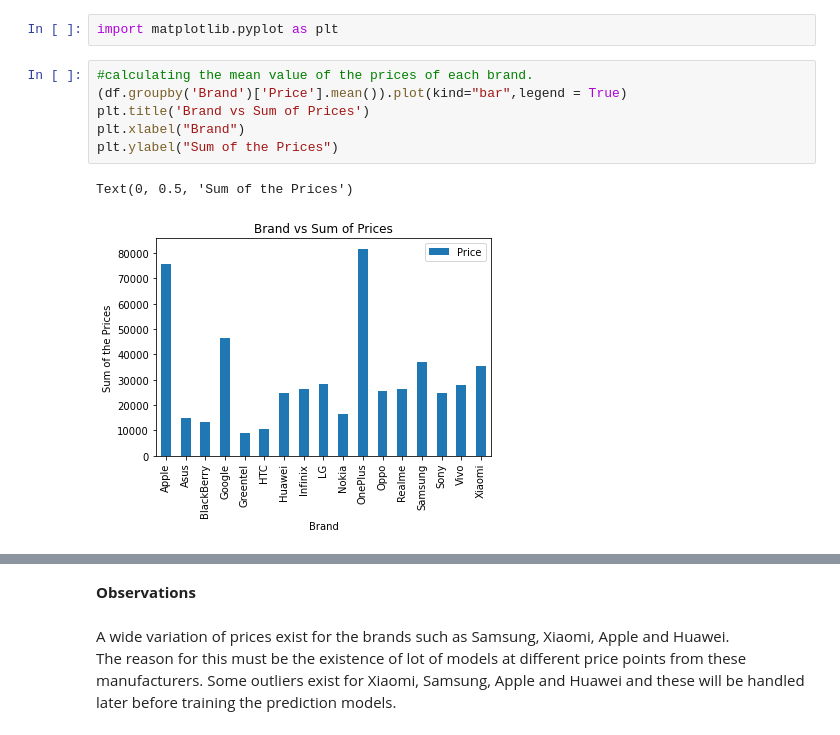
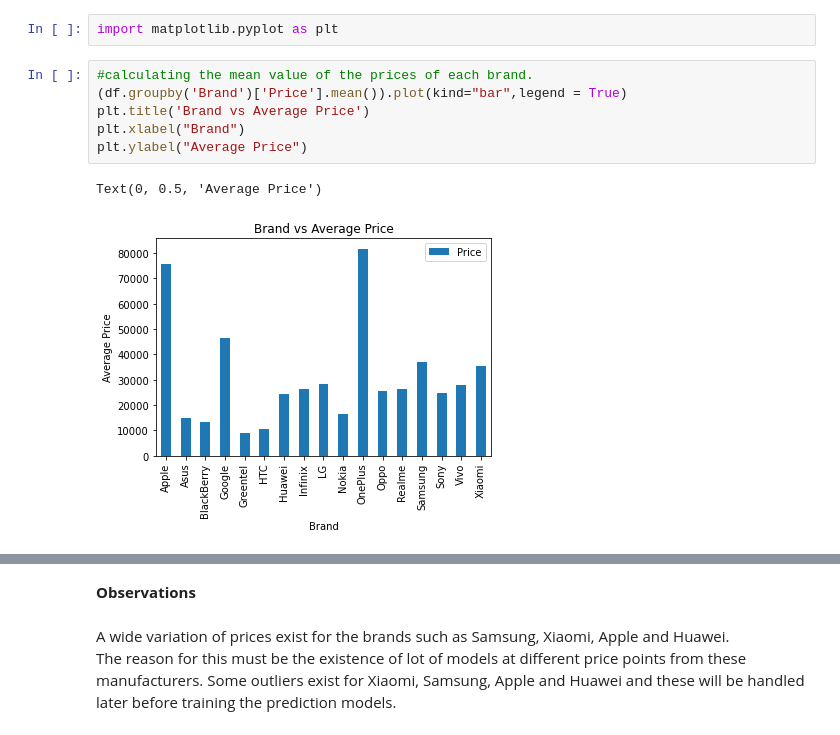
Before and after one commit to RaveenP-glitch/MScIT218785J, a Jupyter notebook: Data Preprocessing.ipynb, the cells around one changed output, grey strips where cells are left out. Cells and saved outputs as stored; diff of their text form.

```diff
--- a/Data Preprocessing.ipynb
+++ b/Data Preprocessing.ipynb
@@ -197,9 +230,9 @@ import matplotlib.pyplot as plt
 # %%
 #calculating the mean value of the prices of each brand.
 (df.groupby('Brand')['Price'].mean()).plot(kind="bar",legend = True)
-plt.title('Brand vs Sum of Prices')
+plt.title('Brand vs Average Price')
 plt.xlabel("Brand")
-plt.ylabel("Sum of the Prices")
+plt.ylabel("Average Price")
 # %% [output]
-Text(0, 0.5, 'Sum of the Prices')
+Text(0, 0.5, 'Average Price')
-[figure, old version]
+[figure, new version]
```
Also changed, not shown: parts of 64 cells of this notebook, 1 other file.
